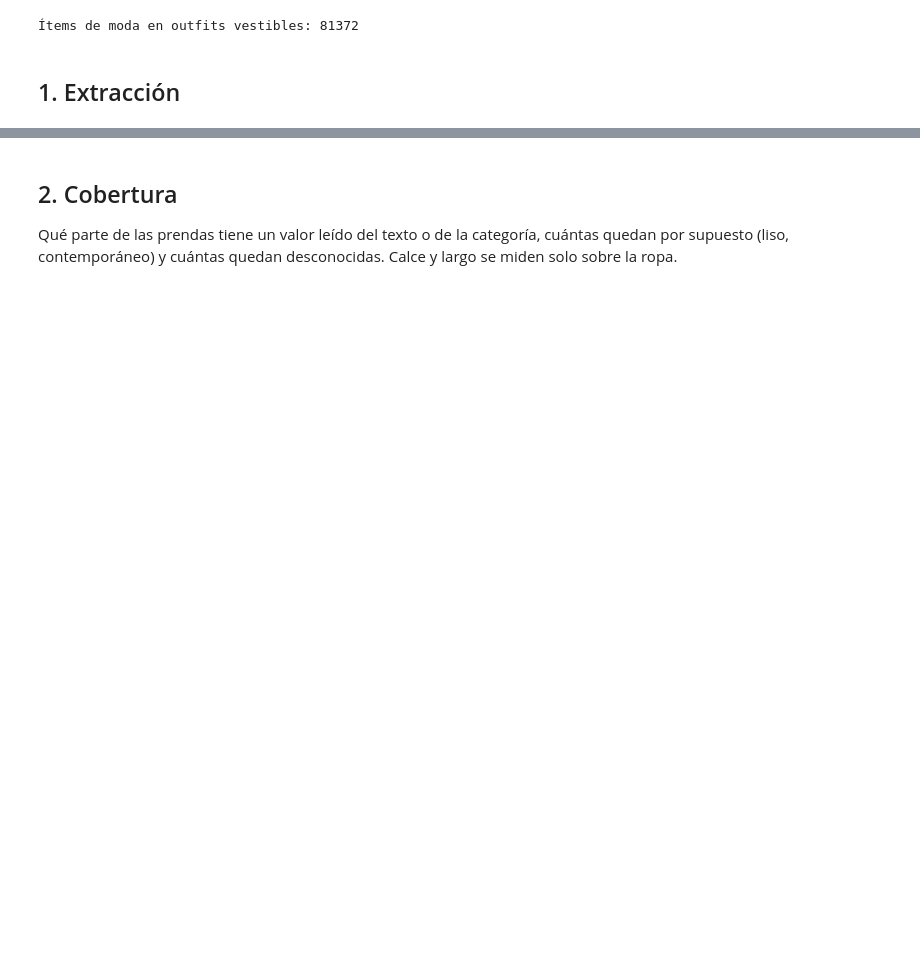
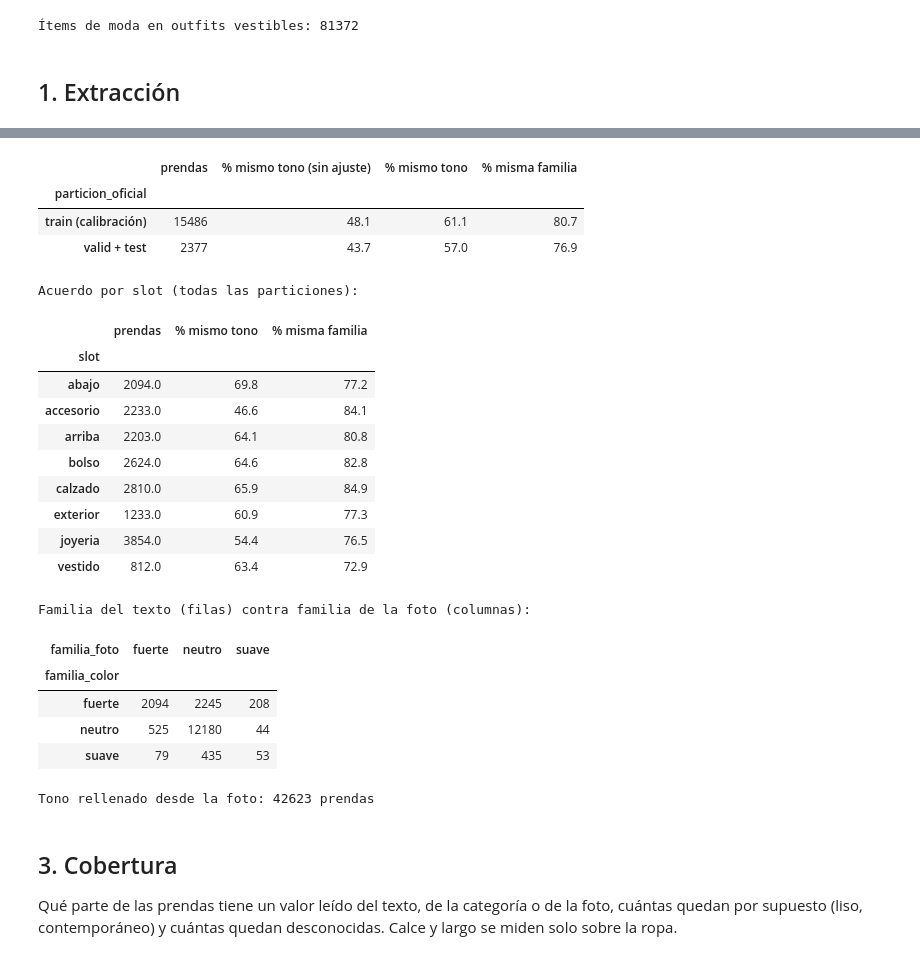
Before and after one commit to sowiexsker894/Predicci-n-de-compatibilidad-de-outfits-desde-el-conectoma-del-Giant-Fiber-System, a Jupyter notebook: notebooks/hito3/01_atributos.ipynb, the cells around one changed output, grey strips where cells are left out. Saved outputs shown, nothing was run; the diff lists cells and outputs as text; code cells hidden in the pictures; blank space fills up the shorter version.

```diff
--- a/notebooks/hito3/01_atributos.ipynb
+++ b/notebooks/hito3/01_atributos.ipynb
@@ -71,7 +105,58 @@ Todos los valores están en el vocabulario del esquema.
+# %%
+ambos = items[con_foto & items["tono"].ne("desconocido")]
+grupo = ambos["particion_oficial"].eq("train").map({True: "train (calibración)", False: "valid + test"})
+acuerdo = pd.DataFrame({
+    "prendas": grupo.value_counts(),
+    "% mismo tono (sin ajuste)": (ambos["tono"] == ambos["tono_img"]).groupby(grupo).mean().mul(100).round(1),
+    "% mismo tono": (ambos["tono"] == ambos["tono_foto"]).groupby(grupo).mean().mul(100).round(1),
+    "% misma familia": (ambos["familia_color"] == ambos["familia_foto"]).groupby(grupo).mean().mul(100).round(1),
+})
+display(acuerdo)
+print("Acuerdo por slot (todas las particiones):")
+display(ambos.groupby("slot").apply(lambda d: pd.Series({
+    "prendas": len(d),
+    "% mismo tono": round(100 * (d["tono"] == d["tono_foto"]).mean(), 1),
+    "% misma familia": round(100 * (d["familia_color"] == d["familia_foto"]).mean(), 1)})))
+print("Familia del texto (filas) contra familia de la foto (columnas):")
+display(pd.crosstab(ambos["familia_color"], ambos["familia_foto"]))
+# %% [output]
+|  | prendas | % mismo tono (sin ajuste) | % mismo tono | % misma familia |
+| particion_oficial |  |  |  |  |
+| train (calibración) | 15486 | 48.1 | 61.1 | 80.7 |
+| valid + test | 2377 | 43.7 | 57.0 | 76.9 |
+Acuerdo por slot (todas las particiones):
+|  | prendas | % mismo tono | % misma familia |
+| slot |  |  |  |
+| abajo | 2094.0 | 69.8 | 77.2 |
+| accesorio | 2233.0 | 46.6 | 84.1 |
+| arriba | 2203.0 | 64.1 | 80.8 |
+| bolso | 2624.0 | 64.6 | 82.8 |
+| calzado | 2810.0 | 65.9 | 84.9 |
+| exterior | 1233.0 | 60.9 | 77.3 |
+| joyeria | 3854.0 | 54.4 | 76.5 |
+| vestido | 812.0 | 63.4 | 72.9 |
+Familia del texto (filas) contra familia de la foto (columnas):
+| familia_foto | fuerte | neutro | suave |
+| familia_color |  |  |  |
+| fuerte | 2094 | 2245 | 208 |
+| neutro | 525 | 12180 | 44 |
+| suave | 79 | 435 | 53 |
+# %%
+rellenar = con_foto & items["tono"].eq("desconocido")
+items.loc[rellenar, "tono"] = items.loc[rellenar, "tono_foto"]
+items.loc[rellenar, "familia_color"] = items.loc[rellenar, "familia_foto"]
+items.loc[rellenar, ["origen_tono", "origen_familia_color"]] = "foto"
+print(f"Tono rellenado desde la foto: {rellenar.sum()} prendas")
+for a in ["tono", "familia_color"]:
+    fuera = set(items[a]) - valores_validos(a)
+    if fuera:
+        raise ValueError(f"{a}: valores fuera del esquema {sorted(fuera)}")
+# %% [output]
+Tono rellenado desde la foto: 42623 prendas
 # %% [markdown]
-## 2. Cobertura
+## 3. Cobertura
 
-Qué parte de las prendas tiene un valor leído del texto o de la categoría, cuántas quedan por supuesto (liso, contemporáneo) y cuántas quedan desconocidas. Calce y largo se miden solo sobre la ropa.
+Qué parte de las prendas tiene un valor leído del texto, de la categoría o de la foto, cuántas quedan por supuesto (liso, contemporáneo) y cuántas quedan desconocidas. Calce y largo se miden solo sobre la ropa.
 # %%
 def fuente(origen):
     if origen in ("-", "sin nombre"):
```
Also changed, not shown: parts of 8 cells of this notebook, 3 other files.
